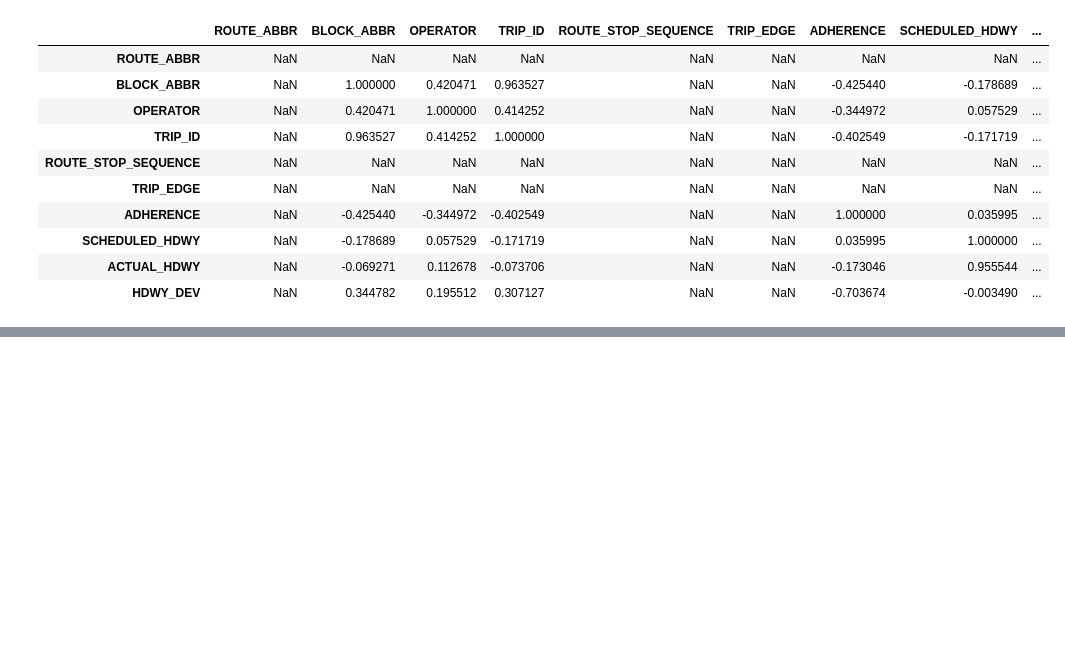
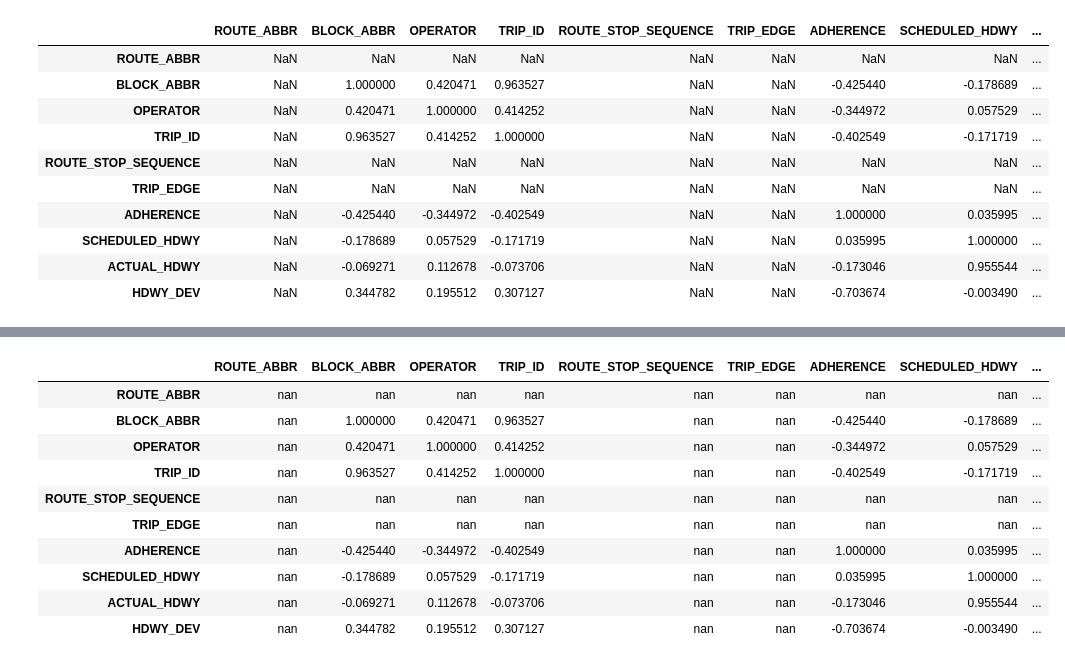
Before and after one commit to NSS-Data-Analytics-Cohort-7/wego-grumpy-concat, a Jupyter notebook: notebook/wego.ipynb, the cells around one changed output, grey strips where cells are left out. Drawn from its saved outputs; the diff is of its cells as text; code cells hidden in the pictures; blank space fills up the shorter version.

```diff
--- a/notebook/wego.ipynb
+++ b/notebook/wego.ipynb
@@ -354,0 +315,16 @@ r55.corr()
+# %%
+corr = r55.corr()
+
+corr.style.background_gradient(cmap='coolwarm')
+# %% [output]
+|  | ROUTE_ABBR | BLOCK_ABBR | OPERATOR | TRIP_ID | ROUTE_STOP_SEQUENCE | TRIP_EDGE | ADHERENCE | SCHEDULED_HDWY | ... |
+| ROUTE_ABBR | nan | nan | nan | nan | nan | nan | nan | nan | ... |
+| BLOCK_ABBR | nan | 1.000000 | 0.420471 | 0.963527 | nan | nan | -0.425440 | -0.178689 | ... |
+| OPERATOR | nan | 0.420471 | 1.000000 | 0.414252 | nan | nan | -0.344972 | 0.057529 | ... |
+| TRIP_ID | nan | 0.963527 | 0.414252 | 1.000000 | nan | nan | -0.402549 | -0.171719 | ... |
+| ROUTE_STOP_SEQUENCE | nan | nan | nan | nan | nan | nan | nan | nan | ... |
+| TRIP_EDGE | nan | nan | nan | nan | nan | nan | nan | nan | ... |
+| ADHERENCE | nan | -0.425440 | -0.344972 | -0.402549 | nan | nan | 1.000000 | 0.035995 | ... |
+| SCHEDULED_HDWY | nan | -0.178689 | 0.057529 | -0.171719 | nan | nan | 0.035995 | 1.000000 | ... |
+| ACTUAL_HDWY | nan | -0.069271 | 0.112678 | -0.073706 | nan | nan | -0.173046 | 0.955544 | ... |
+| HDWY_DEV | nan | 0.344782 | 0.195512 | 0.307127 | nan | nan | -0.703674 | -0.003490 | ... |
```
Also changed, not shown: parts of 12 cells of this notebook.
